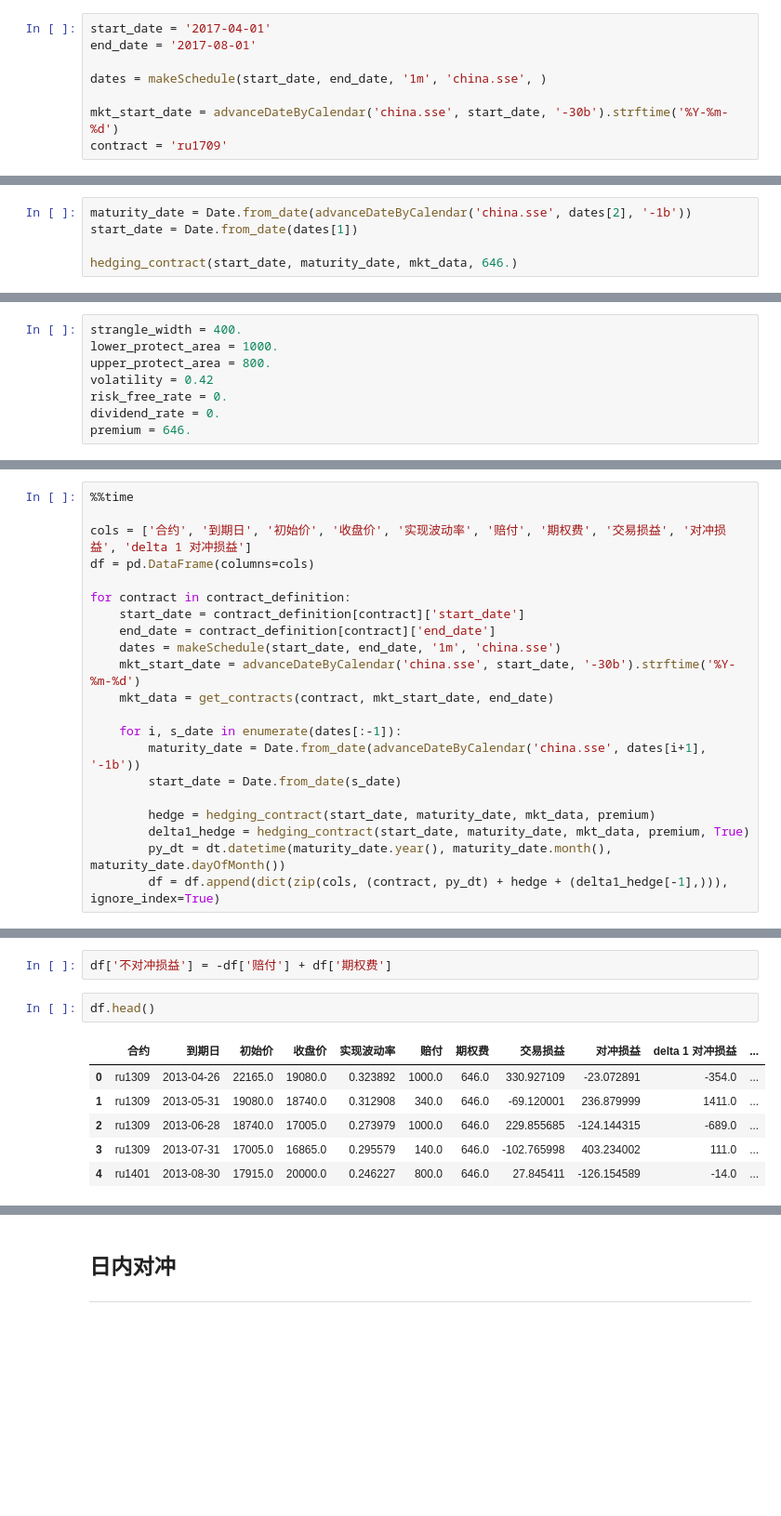
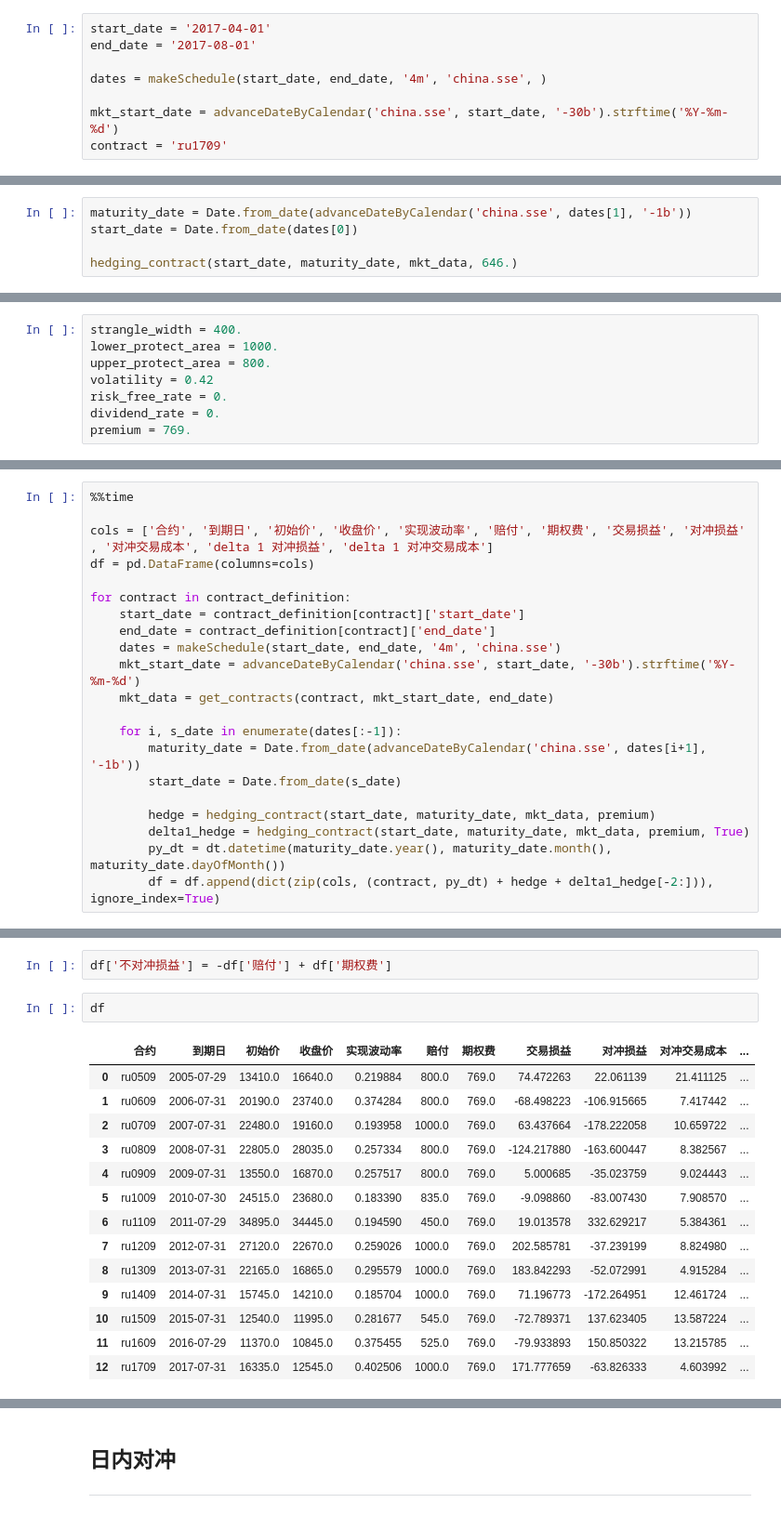
Before and after one commit to ChinaQuants/qlengine, a Jupyter notebook: examples/options/rb option dynamical hedging.ipynb, the cells around one changed output, grey strips where cells are left out. Shown at 93% size. Cells and saved outputs as stored; diff of their text form; blank space fills up the shorter version.

```diff
--- a/examples/options/rb option dynamical hedging.ipynb
+++ b/examples/options/rb option dynamical hedging.ipynb
@@ -21,7 +21,7 @@ uqer.Client(token='f1b9bea1d0b4e489c5ab9b69c3e2326a1bee6057af858067dbd1546453f42
 start_date = '2017-04-01'
 end_date = '2017-08-01'
 
-dates = makeSchedule(start_date, end_date, '1m', 'china.sse', )
+dates = makeSchedule(start_date, end_date, '4m', 'china.sse', )
 
 mkt_start_date = advanceDateByCalendar('china.sse', start_date, '-30b').strftime('%Y-%m-%d')
 contract = 'ru1709'
@@ -173,6 +188,6 @@ def hedging_contract(start_date, maturity_date, mkt_data, premium=None, naive_he
 # %%
-maturity_date = Date.from_date(advanceDateByCalendar('china.sse', dates[2], '-1b'))
-start_date = Date.from_date(dates[1])
+maturity_date = Date.from_date(advanceDateByCalendar('china.sse', dates[1], '-1b'))
+start_date = Date.from_date(dates[0])
 
 hedging_contract(start_date, maturity_date, mkt_data, 646.)
 # %% [output]
@@ -196,4 +212,4 @@ upper_protect_area = 800.
 volatility = 0.42
 risk_free_rate = 0.
 dividend_rate = 0.
-premium = 646.
+premium = 769.
@@ -243,13 +271,13 @@ contract_definition = {
 # %%
 %%time
 
-cols = ['合约', '到期日', '初始价', '收盘价', '实现波动率', '赔付', '期权费', '交易损益', '对冲损益', 'delta 1 对冲损益']
+cols = ['合约', '到期日', '初始价', '收盘价', '实现波动率', '赔付', '期权费', '交易损益', '对冲损益' , '对冲交易成本', 'delta 1 对冲损益', 'delta 1 对冲交易成本']
 df = pd.DataFrame(columns=cols)
 
 for contract in contract_definition:
     start_date = contract_definition[contract]['start_date']
     end_date = contract_definition[contract]['end_date']
-    dates = makeSchedule(start_date, end_date, '1m', 'china.sse')
+    dates = makeSchedule(start_date, end_date, '4m', 'china.sse')
     mkt_start_date = advanceDateByCalendar('china.sse', start_date, '-30b').strftime('%Y-%m-%d')
     mkt_data = get_contracts(contract, mkt_start_date, end_date)
 
@@ -260,5 +288,5 @@ for contract in contract_definition:
         hedge = hedging_contract(start_date, maturity_date, mkt_data, premium)
         delta1_hedge = hedging_contract(start_date, maturity_date, mkt_data, premium, True)
         py_dt = dt.datetime(maturity_date.year(), maturity_date.month(), maturity_date.dayOfMonth())
-        df = df.append(dict(zip(cols, (contract, py_dt) + hedge + (delta1_hedge[-1],))), ignore_index=True)
+        df = df.append(dict(zip(cols, (contract, py_dt) + hedge + delta1_hedge[-2:])), ignore_index=True)
 # %% [output]
@@ -266,12 +294,20 @@ Wall time: 1.27 s
 # %%
 df['不对冲损益'] = -df['赔付'] + df['期权费']
 # %%
-df.head()
+df
 # %% [output]
-|  | 合约 | 到期日 | 初始价 | 收盘价 | 实现波动率 | 赔付 | 期权费 | 交易损益 | 对冲损益 | delta 1 对冲损益 | ... |
-| 0 | ru1309 | 2013-04-26 | 22165.0 | 19080.0 | 0.323892 | 1000.0 | 646.0 | 330.927109 | -23.072891 | -354.0 | ... |
-| 1 | ru1309 | 2013-05-31 | 19080.0 | 18740.0 | 0.312908 | 340.0 | 646.0 | -69.120001 | 236.879999 | 1411.0 | ... |
-| 2 | ru1309 | 2013-06-28 | 18740.0 | 17005.0 | 0.273979 | 1000.0 | 646.0 | 229.855685 | -124.144315 | -689.0 | ... |
-| 3 | ru1309 | 2013-07-31 | 17005.0 | 16865.0 | 0.295579 | 140.0 | 646.0 | -102.765998 | 403.234002 | 111.0 | ... |
-| 4 | ru1401 | 2013-08-30 | 17915.0 | 20000.0 | 0.246227 | 800.0 | 646.0 | 27.845411 | -126.154589 | -14.0 | ... |
+|  | 合约 | 到期日 | 初始价 | 收盘价 | 实现波动率 | 赔付 | 期权费 | 交易损益 | 对冲损益 | 对冲交易成本 | ... |
+| 0 | ru0509 | 2005-07-29 | 13410.0 | 16640.0 | 0.219884 | 800.0 | 769.0 | 74.472263 | 22.061139 | 21.411125 | ... |
+| 1 | ru0609 | 2006-07-31 | 20190.0 | 23740.0 | 0.374284 | 800.0 | 769.0 | -68.498223 | -106.915665 | 7.417442 | ... |
+| 2 | ru0709 | 2007-07-31 | 22480.0 | 19160.0 | 0.193958 | 1000.0 | 769.0 | 63.437664 | -178.222058 | 10.659722 | ... |
+| 3 | ru0809 | 2008-07-31 | 22805.0 | 28035.0 | 0.257334 | 800.0 | 769.0 | -124.217880 | -163.600447 | 8.382567 | ... |
+| 4 | ru0909 | 2009-07-31 | 13550.0 | 16870.0 | 0.257517 | 800.0 | 769.0 | 5.000685 | -35.023759 | 9.024443 | ... |
+| 5 | ru1009 | 2010-07-30 | 24515.0 | 23680.0 | 0.183390 | 835.0 | 769.0 | -9.098860 | -83.007430 | 7.908570 | ... |
+| 6 | ru1109 | 2011-07-29 | 34895.0 | 34445.0 | 0.194590 | 450.0 | 769.0 | 19.013578 | 332.629217 | 5.384361 | ... |
+| 7 | ru1209 | 2012-07-31 | 27120.0 | 22670.0 | 0.259026 | 1000.0 | 769.0 | 202.585781 | -37.239199 | 8.824980 | ... |
+| 8 | ru1309 | 2013-07-31 | 22165.0 | 16865.0 | 0.295579 | 1000.0 | 769.0 | 183.842293 | -52.072991 | 4.915284 | ... |
+| 9 | ru1409 | 2014-07-31 | 15745.0 | 14210.0 | 0.185704 | 1000.0 | 769.0 | 71.196773 | -172.264951 | 12.461724 | ... |
+| 10 | ru1509 | 2015-07-31 | 12540.0 | 11995.0 | 0.281677 | 545.0 | 769.0 | -72.789371 | 137.623405 | 13.587224 | ... |
+| 11 | ru1609 | 2016-07-29 | 11370.0 | 10845.0 | 0.375455 | 525.0 | 769.0 | -79.933893 | 150.850322 | 13.215785 | ... |
+| 12 | ru1709 | 2017-07-31 | 16335.0 | 12545.0 | 0.402506 | 1000.0 | 769.0 | 171.777659 | -63.826333 | 4.603992 | ... |
 # %%
```
Also changed, not shown: parts of 26 cells of this notebook, 1 other file.
